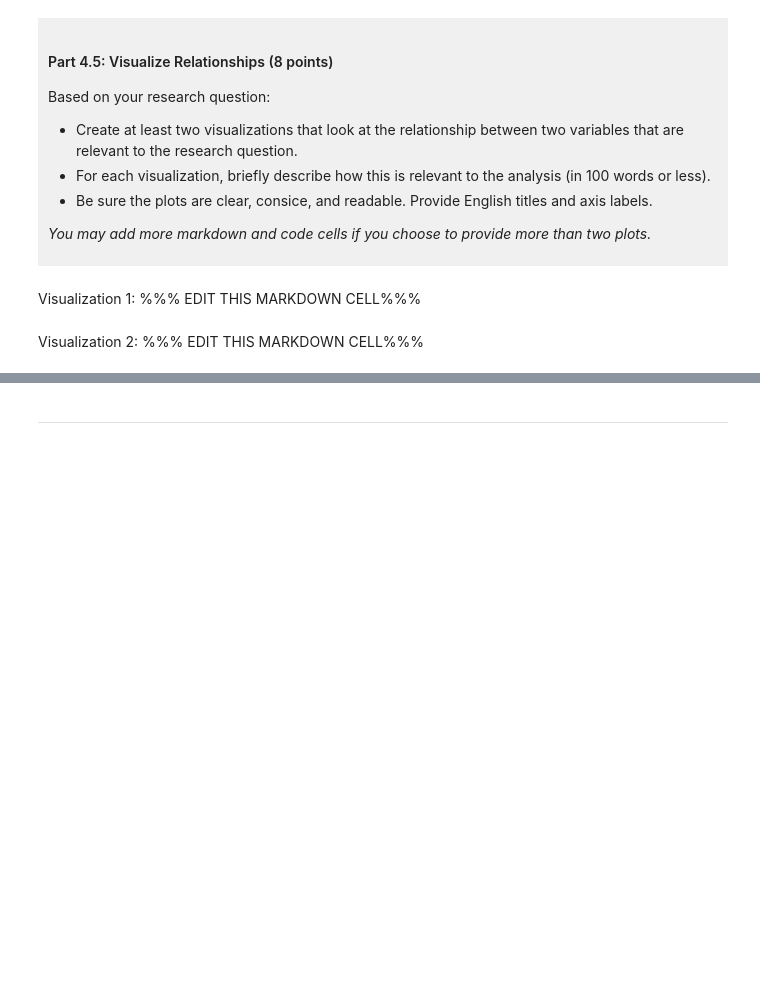
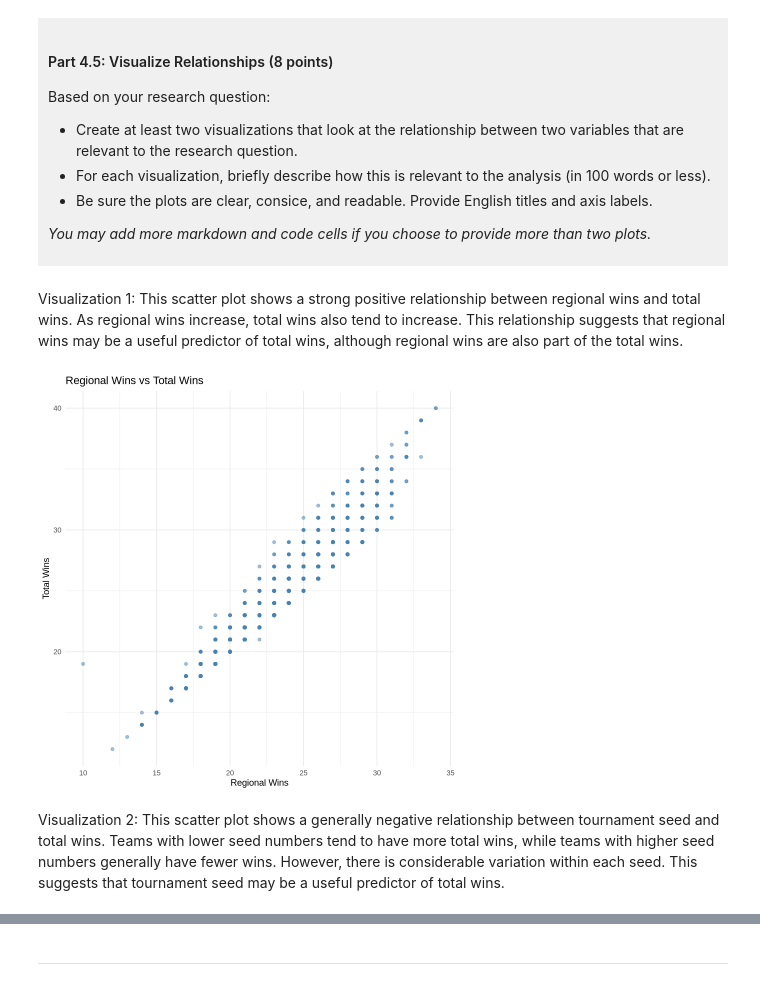
Before and after one commit to Haowei-Ning/deci-100-project-Haowei-Ning, a Jupyter notebook: dsci-100-project-notebook.ipynb, the cells around one changed output, grey strips where cells are left out. Saved outputs shown, nothing was run; the diff lists cells and outputs as text; code cells hidden in the pictures; blank space fills up the shorter version.

```diff
--- a/dsci-100-project-notebook.ipynb
+++ b/dsci-100-project-notebook.ipynb
@@ -309,9 +376,19 @@ Based on your research question:
 *You may add more markdown and code cells if you choose to provide more than two plots.*
 </div>
 # %% [markdown]
-Visualization 1: %%% EDIT THIS MARKDOWN CELL%%%
+Visualization 1: This scatter plot shows a strong positive relationship between regional wins and total wins. As regional wins increase, total wins also tend to increase. This relationship suggests that regional wins may be a useful predictor of total wins, although regional wins are also part of the total wins.
 # %%
-### EDIT THIS CODE CELL FOR VISUALIZATION 1###
+# Visualization 1: Regional wins vs total wins
+ggplot(basketball_clean, aes(x = reg_wins, y = total_wins)) +
+  geom_point(color = "steelblue", alpha = 0.5) +
+  labs(
+    title = "Regional Wins vs Total Wins",
+    x = "Regional Wins",
+    y = "Total Wins"
+  ) +
+  theme_minimal()
+# %% [output]
+[figure, added]
 # %% [markdown]
-Visualization 2: %%% EDIT THIS MARKDOWN CELL%%%
+Visualization 2: This scatter plot shows a generally negative relationship between tournament seed and total wins. Teams with lower seed numbers tend to have more total wins, while teams with higher seed numbers generally have fewer wins. However, there is considerable variation within each seed. This suggests that tournament seed may be a useful predictor of total wins.
 # %%
```
Also changed, not shown: parts of 8 cells of this notebook.
